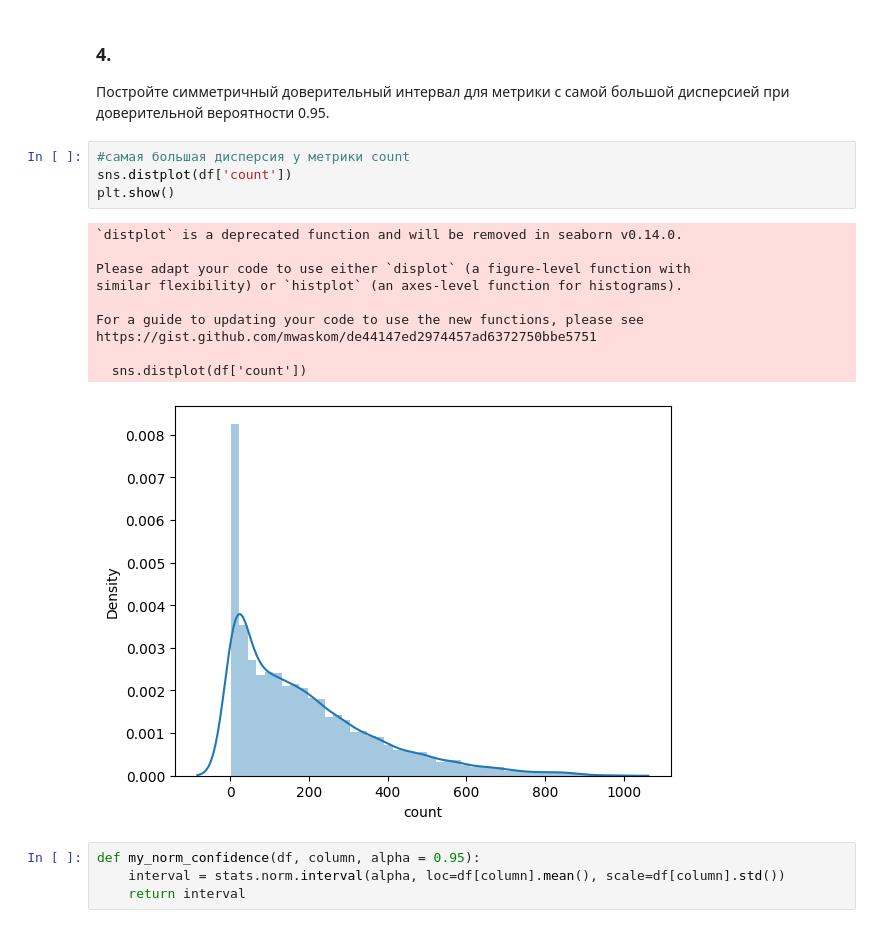
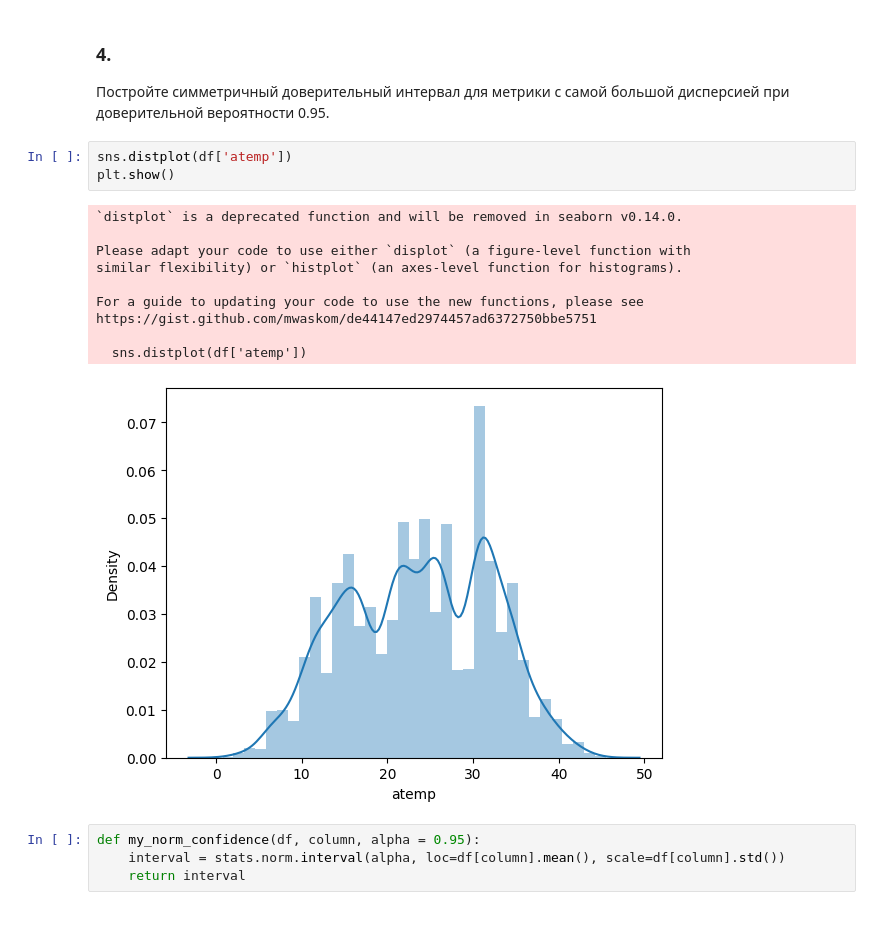
Before and after one commit to scomarae/SkillBox, a Jupyter notebook: DS_Stat_HW.ipynb, the cells around one changed output. Cells and saved outputs as stored; diff of their text form.

```diff
--- a/DS_Stat_HW.ipynb
+++ b/DS_Stat_HW.ipynb
@@ -122,21 +114,20 @@ count:
 ### 4.
 
 Постройте симметричный доверительный интервал для метрики с самой большой дисперсией при доверительной вероятности 0.95.
-# %%
-#самая большая дисперсия у метрики count
-sns.distplot(df['count'])
-plt.show()
-# %% [output]
-`distplot` is a deprecated function and will be removed in seaborn v0.14.0.
-
-Please adapt your code to use either `displot` (a figure-level function with
-similar flexibility) or `histplot` (an axes-level function for histograms).
-
-For a guide to updating your code to use the new functions, please see
-https://gist.github.com/mwaskom/de44147ed2974457ad6372750bbe5751
-
-  sns.distplot(df['count'])
-[figure, removed]
+# %%
+sns.distplot(df['atemp'])
+plt.show()
+# %% [output]
+`distplot` is a deprecated function and will be removed in seaborn v0.14.0.
+
+Please adapt your code to use either `displot` (a figure-level function with
+similar flexibility) or `histplot` (an axes-level function for histograms).
+
+For a guide to updating your code to use the new functions, please see
+https://gist.github.com/mwaskom/de44147ed2974457ad6372750bbe5751
+
+  sns.distplot(df['atemp'])
+[figure, added]
 # %%
 def my_norm_confidence(df, column, alpha = 0.95):
     interval = stats.norm.interval(alpha, loc=df[column].mean(), scale=df[column].std())
```
Also changed, not shown: parts of 9 cells of this notebook.
